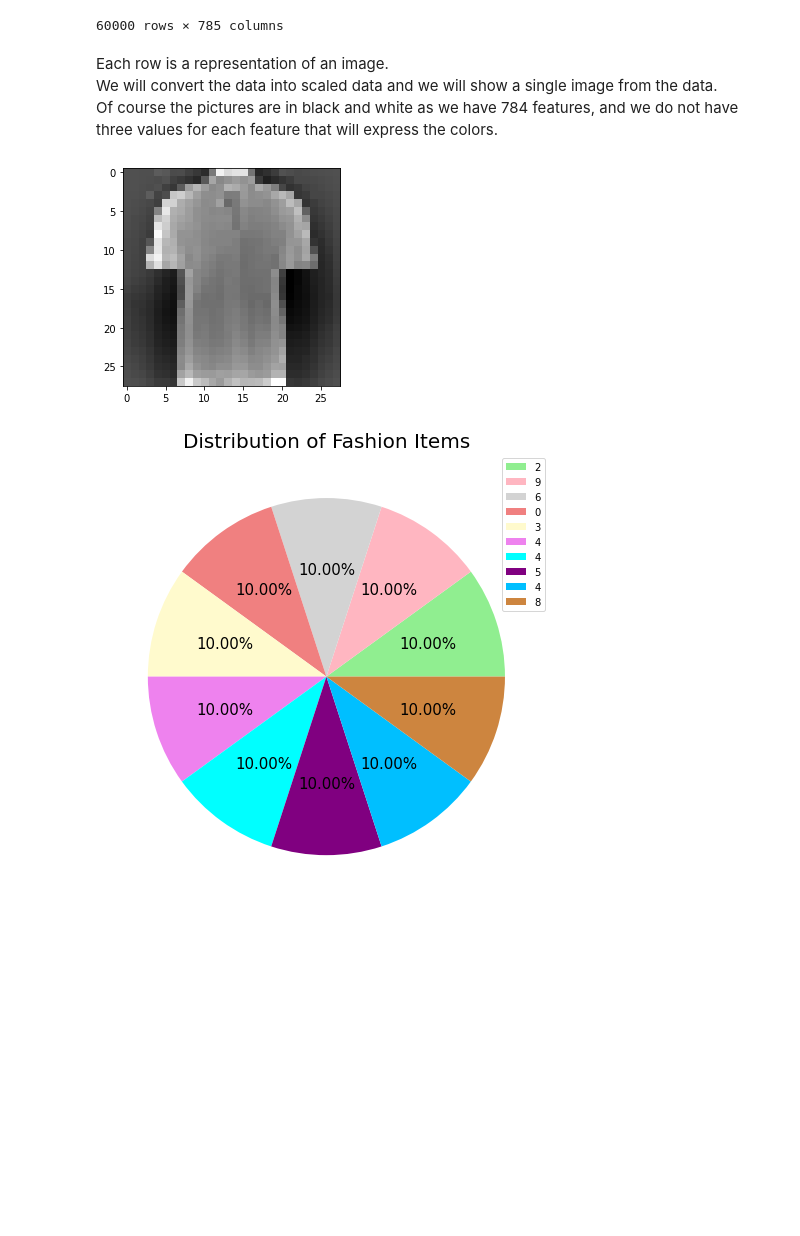
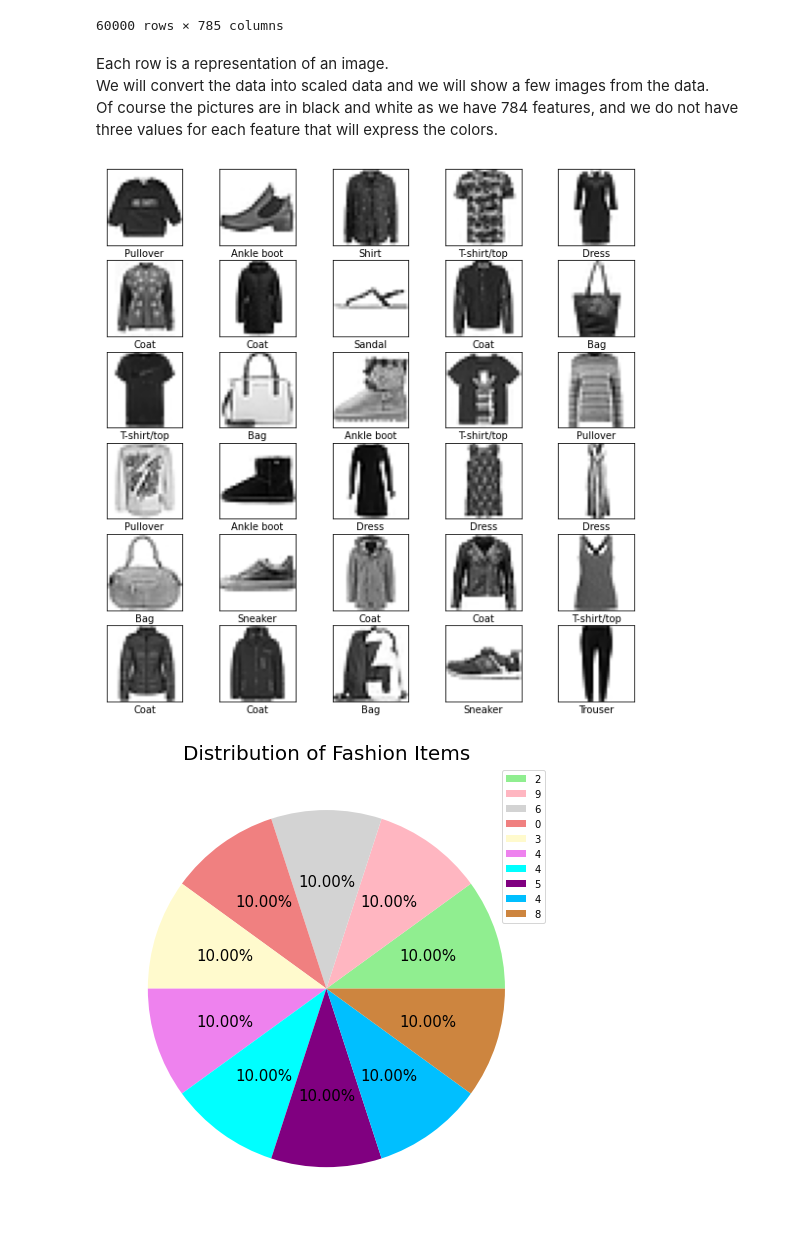
Before and after one commit to Esther-Bi/Data-Simulation-Semester-B-2021-Final-Project, a Jupyter notebook: Notebook 2 - FMNIST.ipynb, the cells around one changed output. Drawn from its saved outputs; the diff is of its cells as text; code cells hidden in the pictures; blank space fills up the shorter version.

```diff
--- a/Notebook 2 - FMNIST.ipynb
+++ b/Notebook 2 - FMNIST.ipynb
@@ -51,18 +51,26 @@ y = fashion_train.label
 X_train, X_test, y_train, y_test = train_test_split(X, y, test_size=0.2, random_state=4)
 # %% [markdown]
 Each row is a representation of an image.<br>
-We will convert the data into scaled data and we will show a single image from the data.<br>
+We will convert the data into scaled data and we will show a few images from the data.<br>
 Of course the pictures are in black and white as we have 784 features, and we do not have three values for each feature that will express the colors.
-# %%
-scaler = StandardScaler()
-scaled = pd.DataFrame(scaler.fit_transform(X_train), columns=X_train.columns)
-
-scaled_arr = scaled.to_numpy()
-img=scaled_arr[24074].reshape(28,28)
-plt.imshow(img,plt.cm.gray)
-plt.show()
-# %% [output]
-[figure, removed]
+# %%
+# Meaning of each label
+label = ['T-shirt/top', 'Trouser', 'Pullover', 'Dress', 'Coat', 'Sandal', 'Shirt', 'Sneaker', 'Bag', 'Ankle boot']
+
+# Scailing by dividing all in 255
+input_data = fashion_train.iloc[:,1:] / 255
+target = fashion_train[['label']].iloc[:, :]
+# Set the figure size
+plt.figure(figsize=(10,10))
+# Show only the first 30 pictures
+for i in range(30):
+    plt.subplot(6,5, i+1)
+    plt.xticks([])
+    plt.yticks([])
+    plt.imshow(np.array(input_data.iloc[i, :]).reshape(28,28), cmap=plt.cm.binary)
+    plt.xlabel(label[target.label.iloc[i]])
+# %% [output]
+[figure, added]
 # %%
 plt.subplots(figsize=(8, 9))
 plt.pie(fashion_train['label'].value_counts(), colors = ['lightgreen', 'lightpink', 'lightgrey', 'lightcoral', 'lemonChiffon', 'violet', 'cyan', 'purple', 'deepskyblue', 'peru'], autopct = '%.2f%%' , textprops={"fontsize":15})
```
Also changed, not shown: parts of 6 cells of this notebook.
